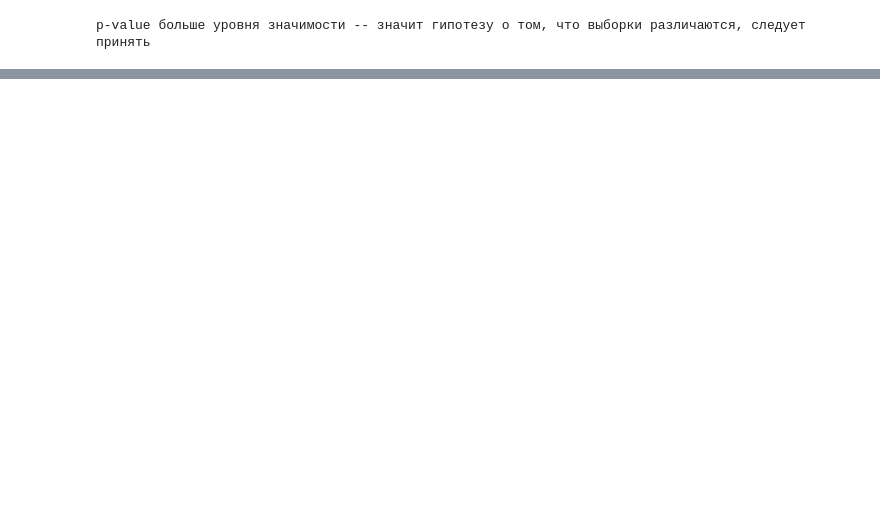
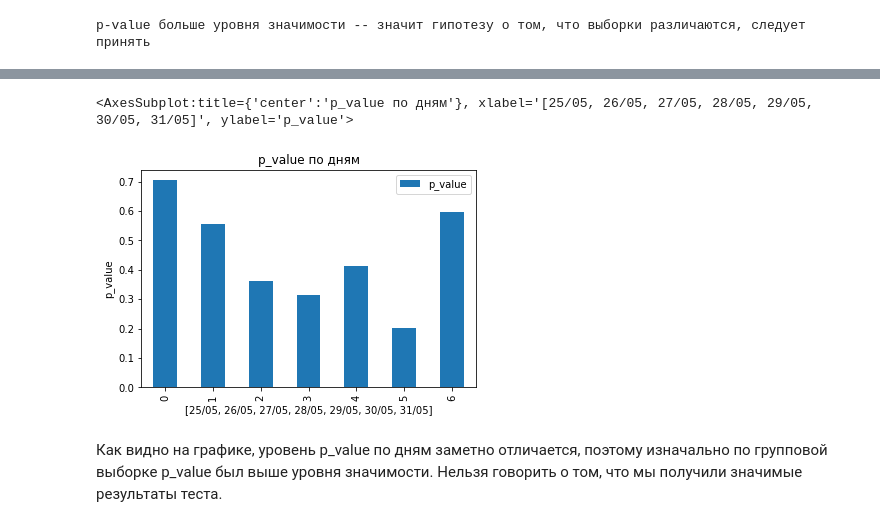
Before and after one commit to ASKhorosh/ABT-8, a Jupyter notebook: Аnalysis_of_results/analysis.ipynb, the cells around one changed output, grey strips where cells are left out. Drawn from its saved outputs; the diff is of its cells as text; code cells hidden in the pictures; blank space fills up the shorter version.

```diff
--- a/Аnalysis_of_results/analysis.ipynb
+++ b/Аnalysis_of_results/analysis.ipynb
@@ -264,0 +352,3 @@ plt.hist(result, bins=10);
+# %%
+t_30, p_value_30 = stats.ttest_ind(no_city_center_control_30['u_c/o_m'], no_city_center_test_30['u_c/o_m']) #Критерий Стьюдента (t-test)
+t_30, p_value_30
@@ -264,0 +357,3 @@ plt.hist(result, bins=10);
+# %%
+t_31, p_value_31 = stats.ttest_ind(no_city_center_control_31['u_c/o_m'], no_city_center_test_31['u_c/o_m']) #Критерий Стьюдента (t-test)
+t_31, p_value_31
@@ -264,0 +362,4 @@ plt.hist(result, bins=10);
+# %%
+p_values = pd.DataFrame(columns = ['p_value'])
+p_value_date = [p_value_25, p_value_26, p_value_27, p_value_28, p_value_29, p_value_30, p_value_31]
+print (p_value_date)
@@ -264,0 +368,7 @@ plt.hist(result, bins=10);
+# %%
+p_value_date = [p_value_25, p_value_26, p_value_27, p_value_28, p_value_29, p_value_30, p_value_31]
+date = ['25/05', '26/05', '27/05', '28/05', '29/05', '30/05', '31/05']
+for i in p_value_date:
+    new_row = {'p_value':i}
+    p_values = p_values.append(new_row, ignore_index=True)
+p_values
@@ -264,0 +384,9 @@ plt.hist(result, bins=10);
+# %%
+p_values.plot(kind='bar', title='p_value по дням',
+                    xlabel=date,
+                    ylabel='p_value')
+# %% [output]
+<AxesSubplot:title={'center':'p_value по дням'}, xlabel='[25/05, 26/05, 27/05, 28/05, 29/05, 30/05, 31/05]', ylabel='p_value'>
+[figure, added]
+# %% [markdown]
+Как видно на графике, уровень p_value по дням заметно отличается, поэтому изначально по групповой выборке p_value был выше уровня значимости. Нельзя говорить о том, что мы получили значимые результаты теста.
```
Also changed, not shown: parts of 32 cells of this notebook, 2 other files.
